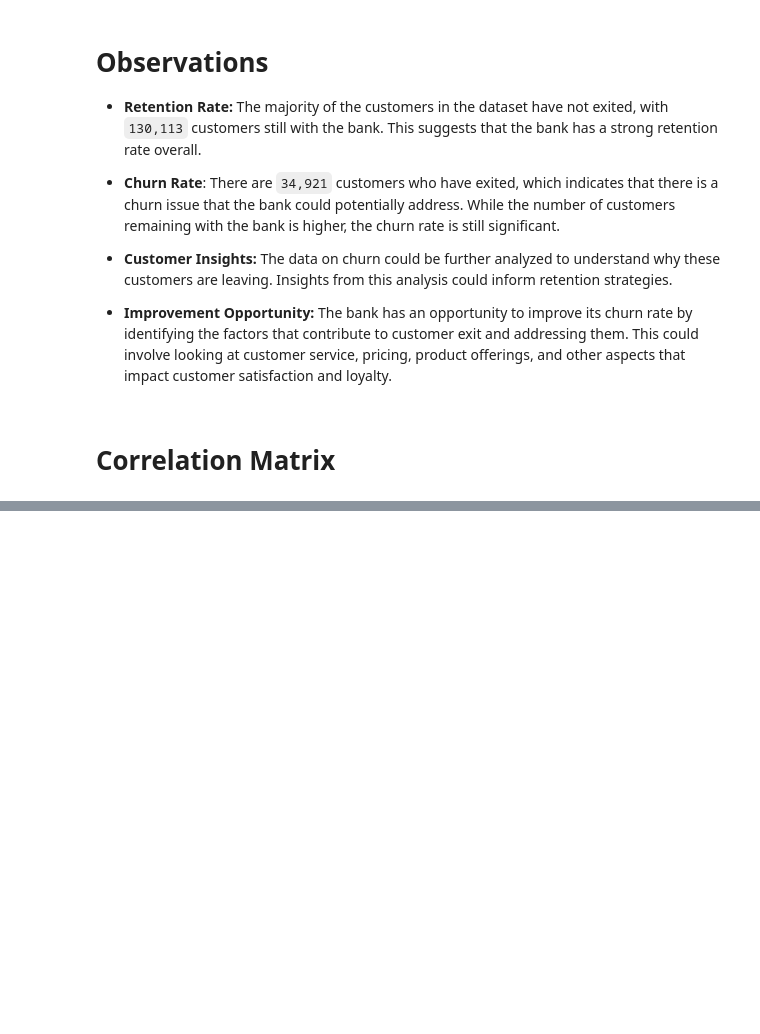
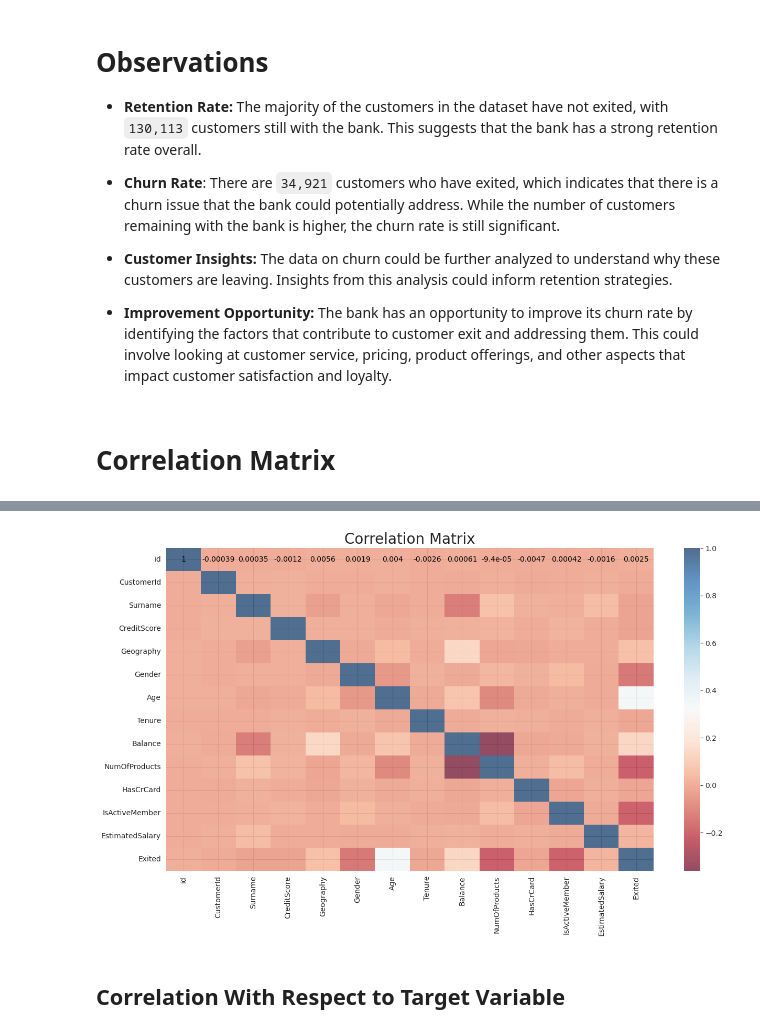
Before and after one commit to devbilalkhan/bank-churn, a Jupyter notebook: bank_churn.ipynb, the cells around one changed output, grey strips where cells are left out. Cells and saved outputs as stored; diff of their text form; code cells hidden in the pictures; blank space fills up the shorter version.

```diff
--- a/bank_churn.ipynb
+++ b/bank_churn.ipynb
@@ -226,0 +206,20 @@ for feature in features:
+# %%
+# generate correlation matrix for all features after label encoding
+df2 = df.copy()
+sns.set_palette("pastel")
+cat_cols = df2.select_dtypes(include=['object', 'category']).columns
+for col in cat_cols:
+    df2[col] = LabelEncoder().fit_transform(df2[col])
+
+
+correlation_matrix = df2.corr()
+sort_corr_features = correlation_matrix.index
+#plot correlation matrix
+plt.figure(figsize=(15, 8))
+sns.heatmap(df2[sort_corr_features].corr(), annot=True, cmap='RdBu', alpha=0.7, square=False, annot_kws={"color": "black"})
+plt.title('Correlation Matrix', fontsize=20)
+plt.show()
+# %% [output]
+[figure, added]
+# %% [markdown]
+## Correlation With Respect to Target Variable
```
Also changed, not shown: parts of 37 cells of this notebook.
